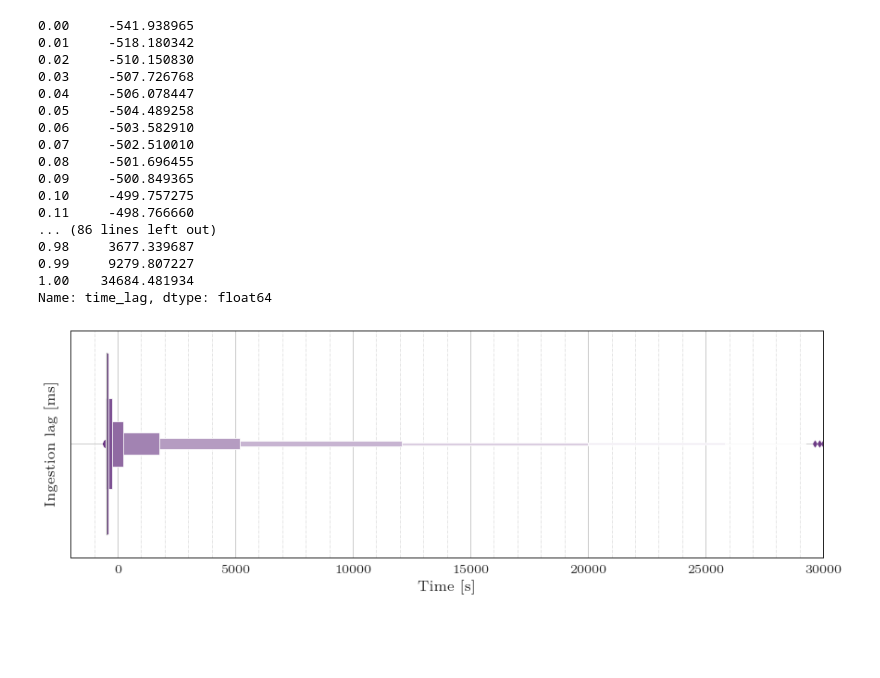
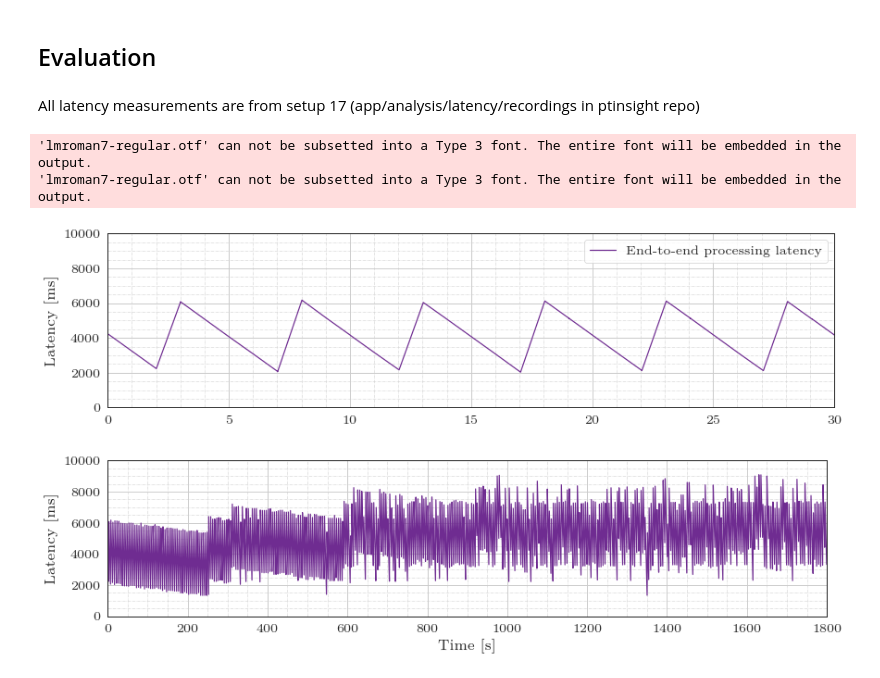
Before and after one commit to DominikStiller/dhbw-bt, a Jupyter notebook: plots/plots.ipynb, the cells around one changed output. Cells and saved outputs as stored; diff of their text form; code cells hidden in the pictures; blank space fills up the shorter version.

Commit message:
Finish evaluation

```diff
--- a/plots/plots.ipynb
+++ b/plots/plots.ipynb
@@ -87,5 +89,6 @@ plot_timelag_over_time()
 # %%
-def plot_timelag_distribution():
+def plot_hsl_timelag_distribution():
+    # Plot not used directly only percentiles
     data = pd.read_csv(f"data/ingestion_lag.csv")
     data["time_lag"] = data["ingestion_timestamp"] - data["event_timestamp"]
     add_relative_time(data, "ingestion_timestamp")
@@ -105,25 +108,9 @@ def plot_timelag_distribution():
     ax.set_xlabel("Time [s]")
 
     plotter.format(fig)
-#     plotter.save(f"time_lag")
 
-plot_timelag_distribution()
+# plot_hsl_timelag_distribution()
-# %% [output]
-0.00     -541.938965
-0.01     -518.180342
-0.02     -510.150830
-0.03     -507.726768
-0.04     -506.078447
-0.05     -504.489258
-0.06     -503.582910
-0.07     -502.510010
-0.08     -501.696455
-0.09     -500.849365
-0.10     -499.757275
-0.11     -498.766660
-... (86 lines left out)
-0.98     3677.339687
-0.99     9279.807227
-1.00    34684.481934
-Name: time_lag, dtype: float64
-[figure, removed]
+# %% [markdown]
+## Evaluation
+# %% [markdown]
+All latency measurements are from setup 17 (app/analysis/latency/recordings in ptinsight repo)
@@ -129,0 +151,27 @@ Name: time_lag, dtype: float64
+# %%
+def plot_latency_vehicle_distribution_1x(xlim, ylim, suffix, show_xlabel):
+    fig, axs = plotter.make_subplots()
+    ax = axs[0]
+
+    data = datas[1][datas[1]["job"] == "Vehicle distribution"]
+
+    ax.plot(data["t"], data["latency_end_to_end"], label="End-to-end processing latency")
+
+    ax.set_xlim([0, xlim])
+    ax.set_ylim([0, ylim])
+    ax.set_ylabel("Latency [ms]")
+    if show_xlabel:
+        ax.set_xlabel("Time [s]")
+    else:
+        ax.legend()
+
+    plotter.format(fig)
+    plotter.save(f"latency_vehicle_distribution_1x_{suffix}")
+
+plot_latency_vehicle_distribution_1x(30, 10000, "zoomed", False)
+plot_latency_vehicle_distribution_1x(time_lim, 10000, "normal", True)
+# %% [output]
+'lmroman7-regular.otf' can not be subsetted into a Type 3 font. The entire font will be embedded in the output.
+'lmroman7-regular.otf' can not be subsetted into a Type 3 font. The entire font will be embedded in the output.
+[figure, added]
+[figure, added]
```
Also changed, not shown: parts of 11 cells of this notebook, 39 other files.
